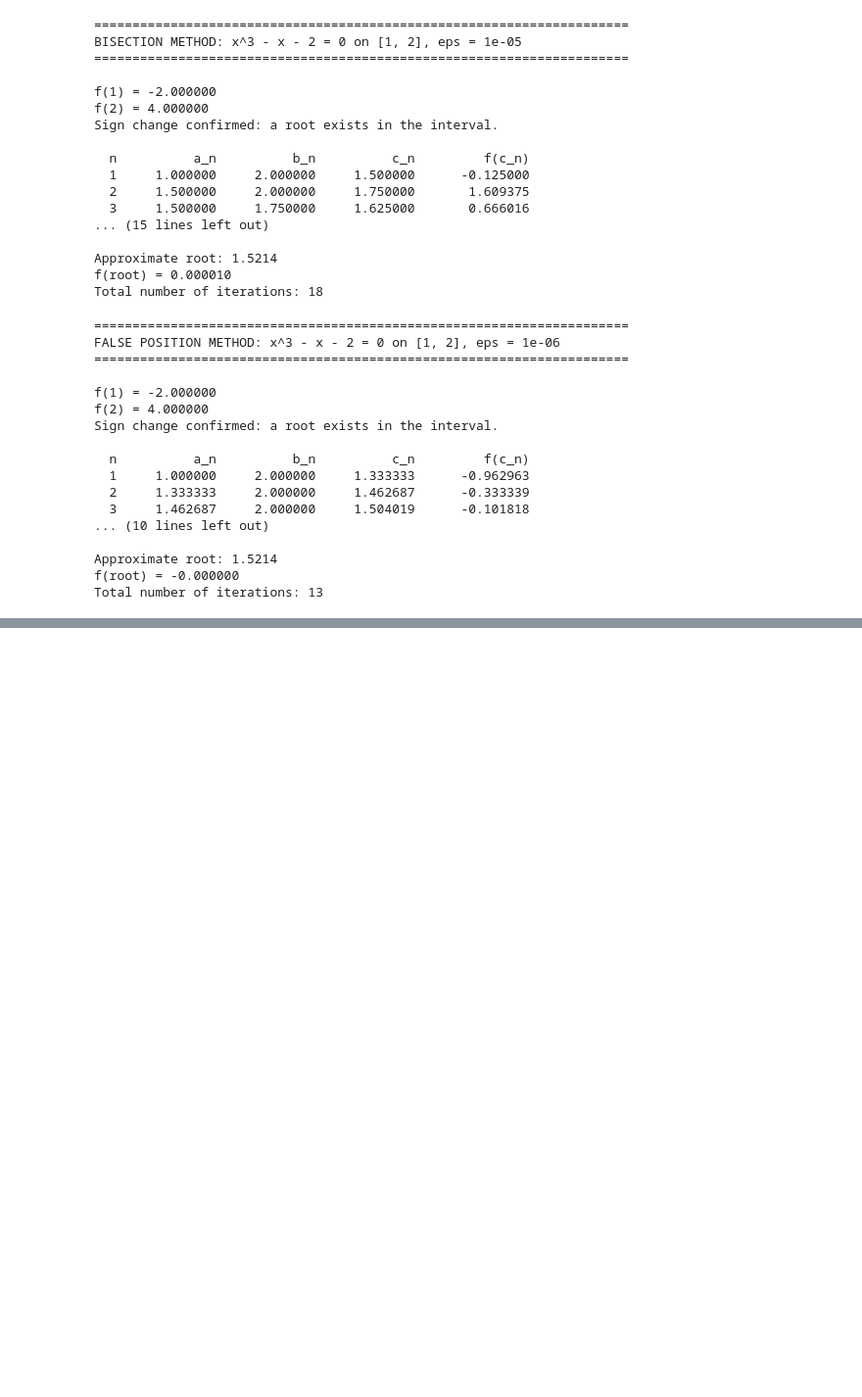
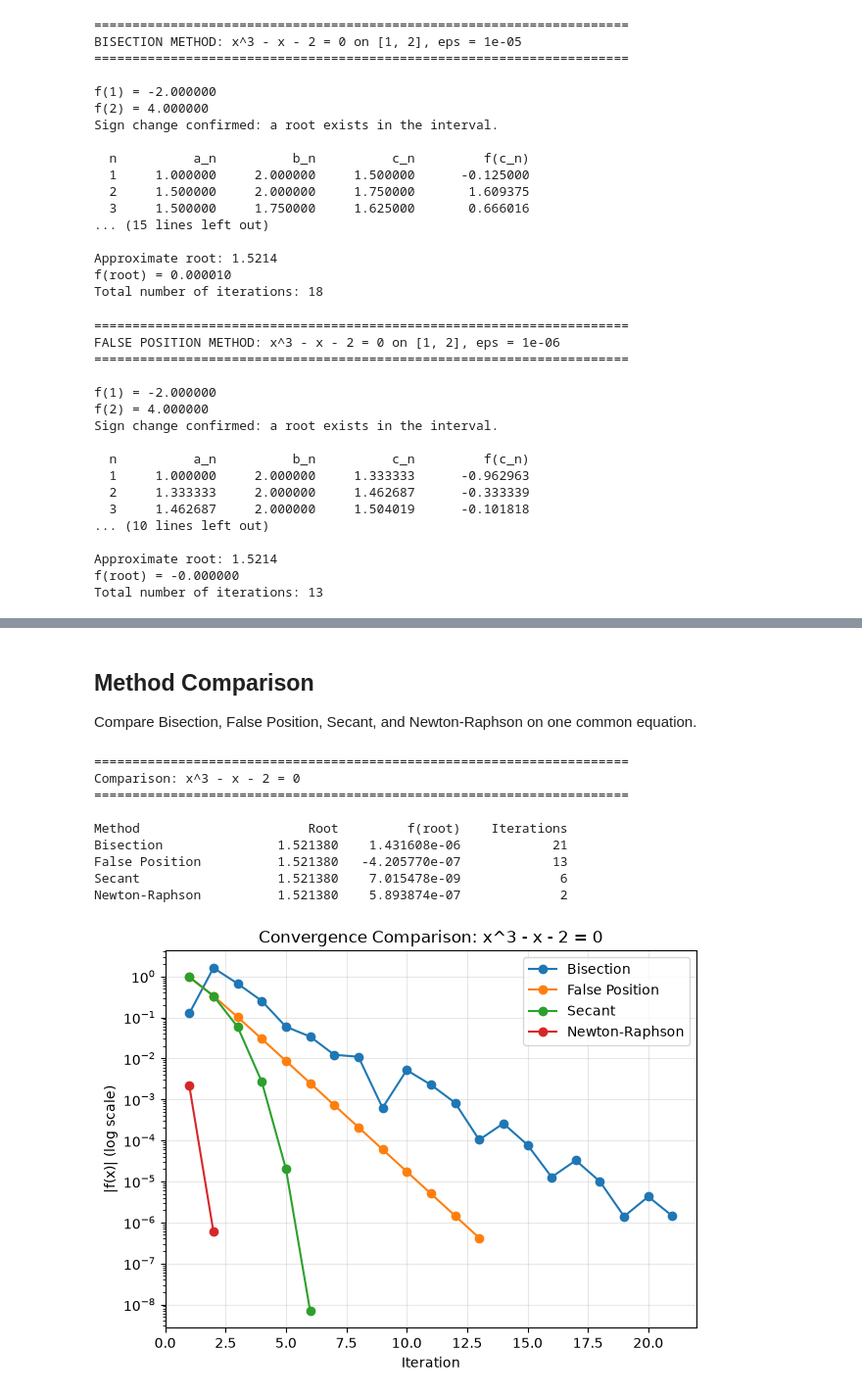
Before and after one commit to NikAlexan/computational-math, a Jupyter notebook: Week 1.ipynb, the cells around one changed output, grey strips where cells are left out. Shown at 98% size. Saved outputs shown, nothing was run; the diff lists cells and outputs as text; code cells hidden in the pictures; blank space fills up the shorter version.

Commit message:
feat(secant and newton method): implemented Newton–Raphson and Secant Method

```diff
--- a/Week 1.ipynb
+++ b/Week 1.ipynb
@@ -165,0 +314,69 @@ Total number of iterations: 13
+# %% [markdown]
+## Method Comparison
+
+Compare Bisection, False Position, Secant, and Newton-Raphson on one common equation.
+# %%
+COMPARISON = {
+    "label": "x^3 - x - 2 = 0",
+    "func": lambda x: x ** 3 - x - 2,
+    "dfunc": lambda x: 3 * x ** 2 - 1,
+    "a": 1,
+    "b": 2,
+    "x0": 1.5,
+    "eps": 1e-6,
+}
+
+
+def run_comparison():
+    label = COMPARISON["label"]
+    func = COMPARISON["func"]
+    dfunc = COMPARISON["dfunc"]
+    a, b, x0, eps = COMPARISON["a"], COMPARISON["b"], COMPARISON["x0"], COMPARISON["eps"]
+
+    results = {
+        "Bisection": bisection(func, a, b, eps),
+        "False Position": false_position(func, a, b, eps),
+        "Secant": secant(func, a, b, eps),
+        "Newton-Raphson": newton_raphson(func, dfunc, x0, eps),
+    }
+
+    # how to read f achieved at each iteration from its rows
+    f_extractors = {
+        "Bisection": lambda rows: [abs(r[4]) for r in rows],
+        "False Position": lambda rows: [abs(r[4]) for r in rows],
+        "Secant": lambda rows: [abs(r[4]) for r in rows],
+        "Newton-Raphson": lambda rows: [abs(func(r[4])) for r in rows],
+    }
+
+    print("=" * 70)
+    print(f"Comparison: {label}")
+    print("=" * 70)
+    print(f"\n{'Method':<18}{'Root':>14}{'f(root)':>16}{'Iterations':>14}")
+    for name, (root, f_root, err, n_iter, rows) in results.items():
+        print(f"{name:<18}{root:>14.6f}{f_root:>16.6e}{n_iter:>14}")
+
+    plt.figure()
+    for name, (root, f_root, err, n_iter, rows) in results.items():
+        f_vals = f_extractors[name](rows)
+        plt.semilogy(range(1, n_iter + 1), f_vals, marker="o", label=name)
+    plt.title(f"Convergence Comparison: {label}")
+    plt.xlabel("Iteration")
+    plt.ylabel("|f(x)| (log scale)")
+    plt.legend()
+    plt.grid(True, alpha=0.3)
+    plt.savefig("comparison.png", dpi=150, bbox_inches="tight")
+    plt.show()
+
+
+run_comparison()
+# %% [output]
+======================================================================
+Comparison: x^3 - x - 2 = 0
+======================================================================
+
+Method                      Root         f(root)    Iterations
+Bisection               1.521380    1.431608e-06            21
+False Position          1.521380   -4.205770e-07            13
+Secant                  1.521380    7.015478e-09             6
+Newton-Raphson          1.521380    5.893874e-07             2
+[figure, added]
```
Also changed, not shown: parts of 5 cells of this notebook, 3 other files.
